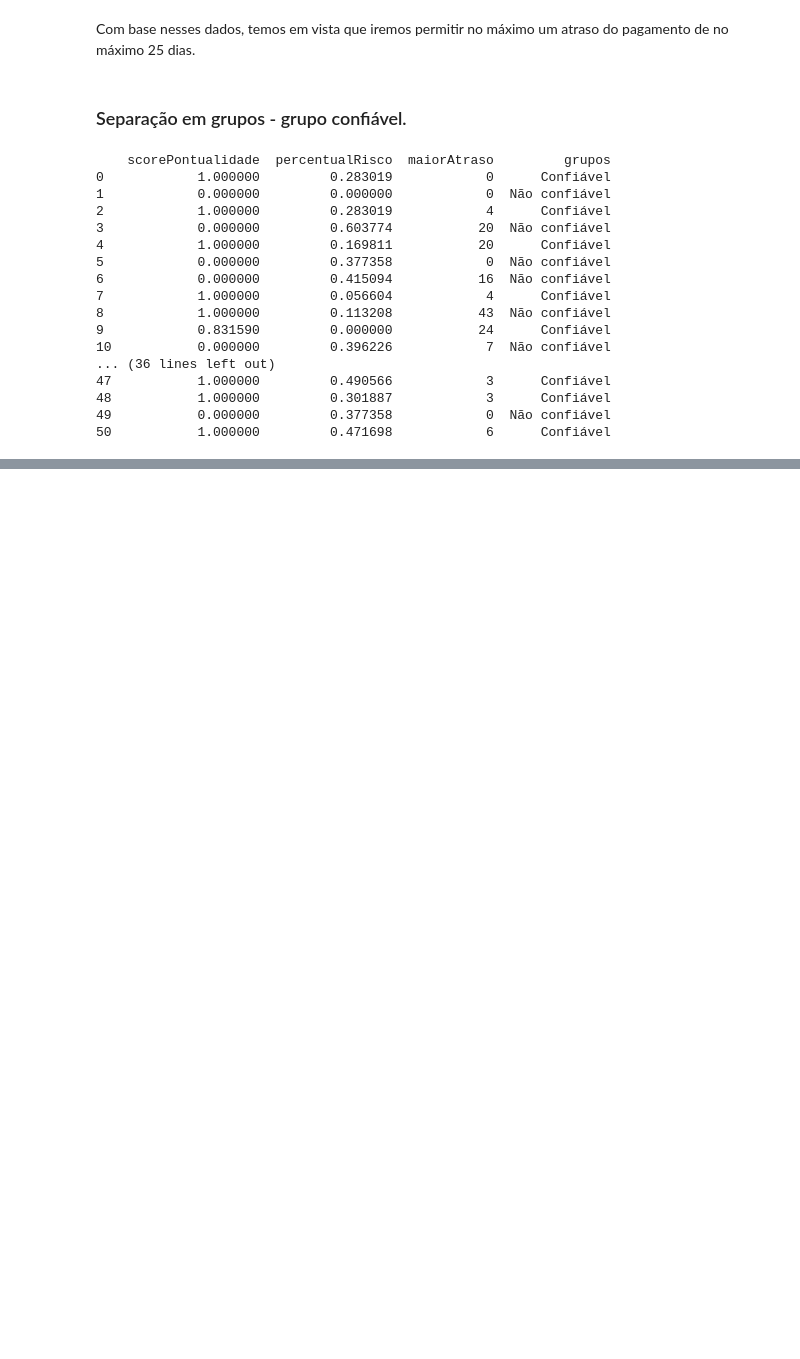
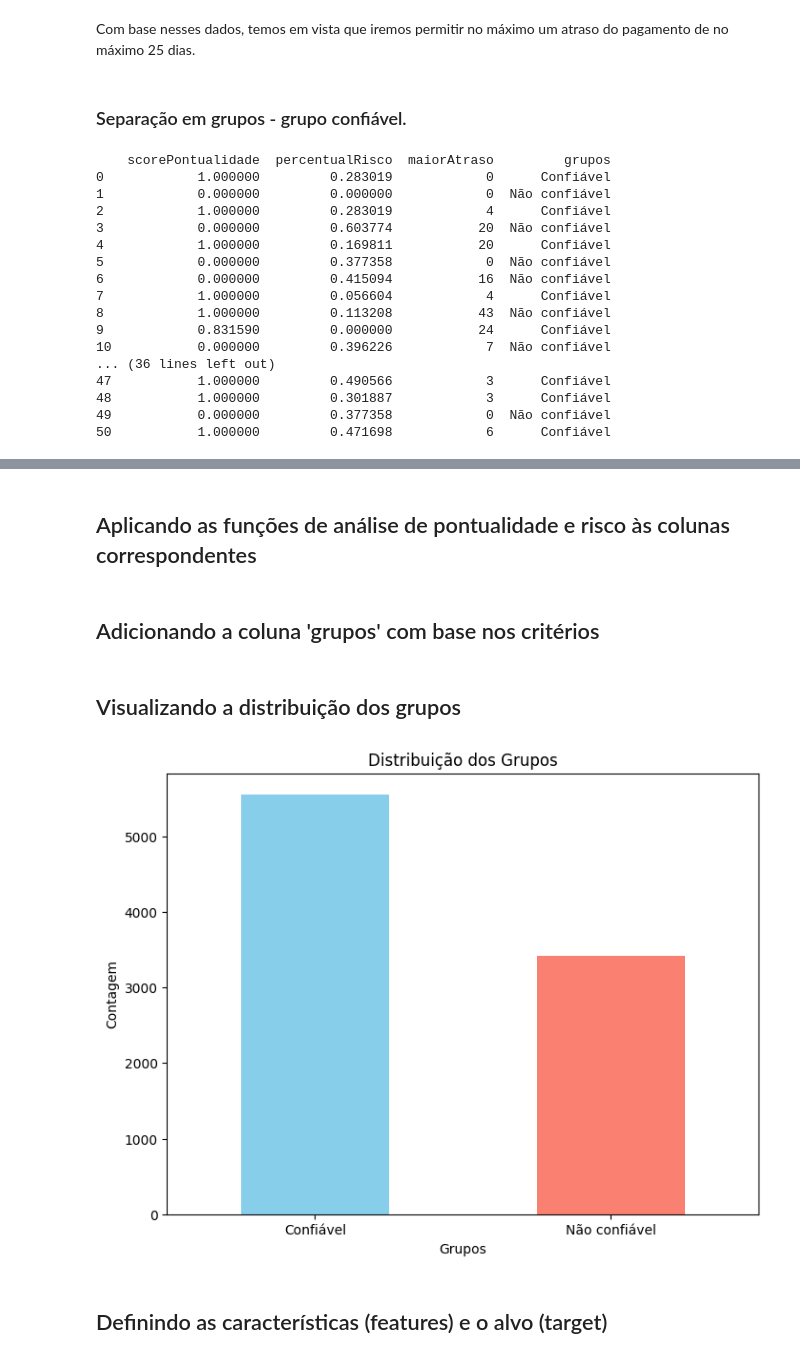
Before and after one commit to lucasrabd/WellDoneABX, a Jupyter notebook: Analise_1_ABX_Welldone.ipynb, the cells around one changed output, grey strips where cells are left out. Saved outputs shown, nothing was run; the diff lists cells and outputs as text; code cells hidden in the pictures; blank space fills up the shorter version.

Commit message:
Adicionando modelo.

```diff
--- a/Analise_1_ABX_Welldone.ipynb
+++ b/Analise_1_ABX_Welldone.ipynb
@@ -304,0 +257,2 @@ Grupo previsto para o novo cliente: Confiável
+# %% [markdown]
+##  Aplicando as funções de análise de pontualidade e risco às colunas correspondentes
@@ -304,0 +262,2 @@ Grupo previsto para o novo cliente: Confiável
+# %% [markdown]
+##  Adicionando a coluna 'grupos' com base nos critérios
@@ -304,0 +272,14 @@ Grupo previsto para o novo cliente: Confiável
+# %% [markdown]
+## Visualizando a distribuição dos grupos
+# %%
+plt.figure(figsize=(8, 6))
+df['grupos'].value_counts().plot(kind='bar', color=['skyblue', 'salmon'])
+plt.title('Distribuição dos Grupos')
+plt.xlabel('Grupos')
+plt.ylabel('Contagem')
+plt.xticks(rotation=0)
+plt.show()
+# %% [output]
+[figure, added]
+# %% [markdown]
+## Definindo as características (features) e o alvo (target)
```
Also changed, not shown: parts of 26 cells of this notebook.
